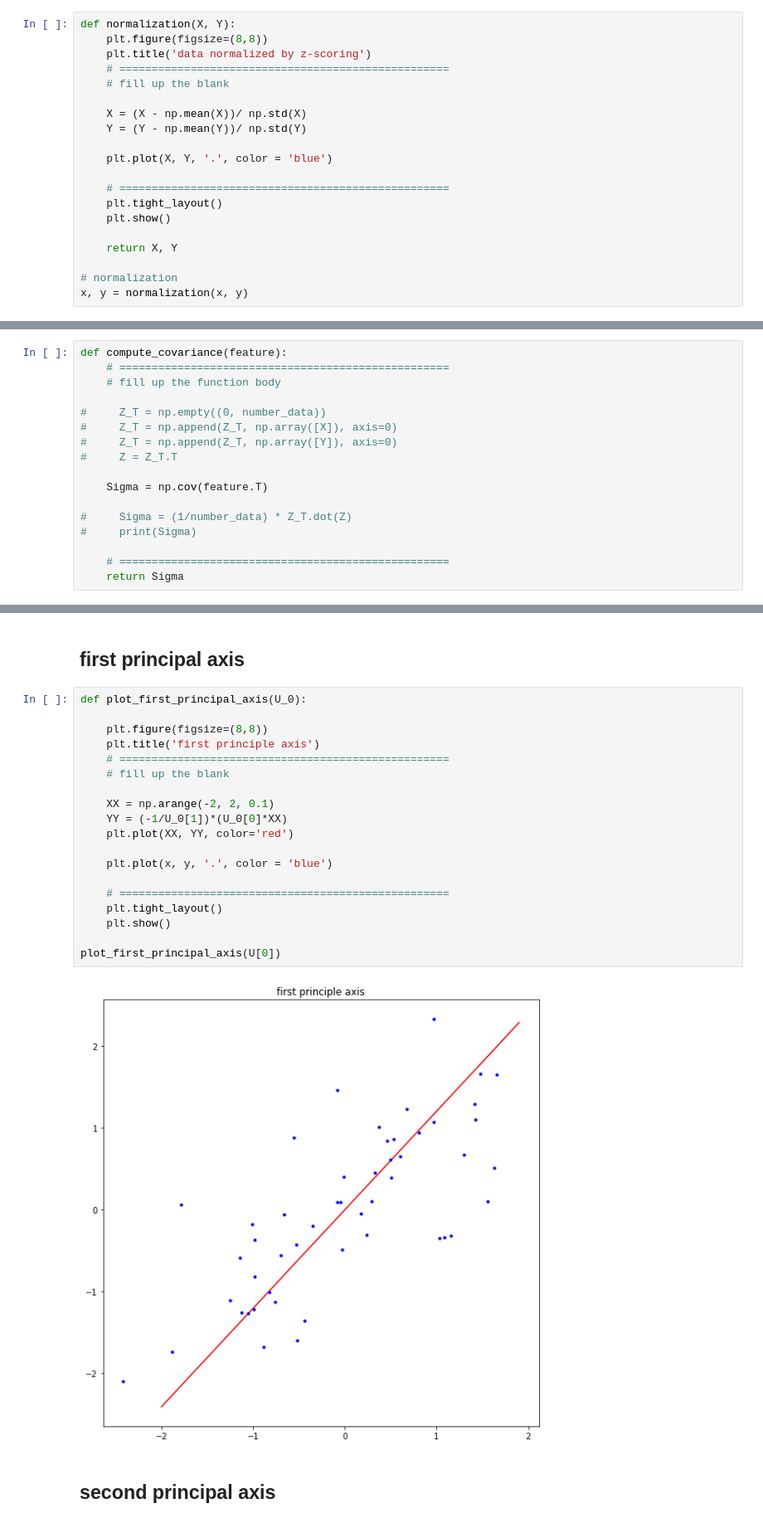
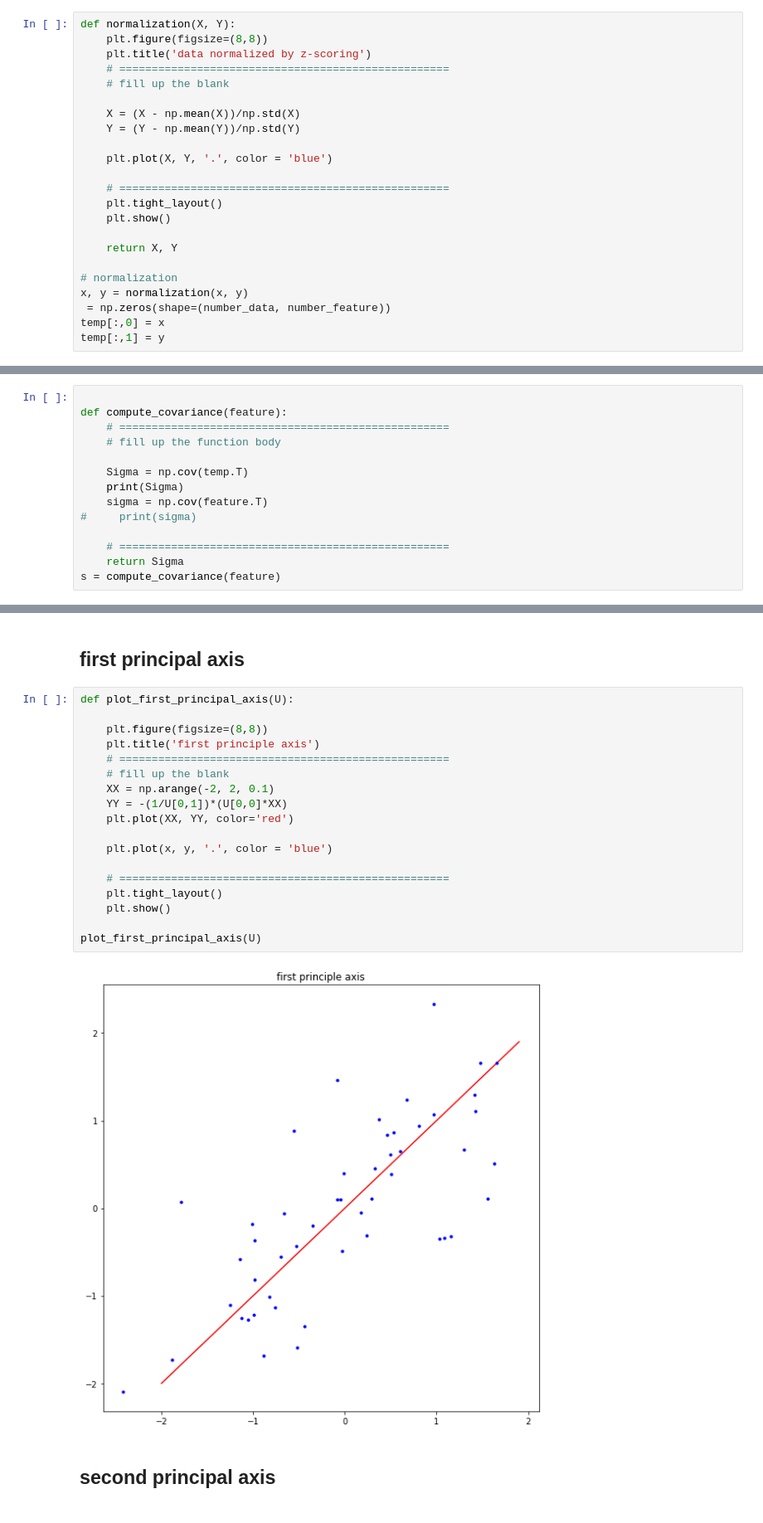
Before and after one commit to jjaen0823/assignment-machine-learning, a Jupyter notebook: hw12/assignment_12.ipynb, the cells around one changed output, grey strips where cells are left out. Shown at 83% size. Saved outputs shown, nothing was run; the diff lists cells and outputs as text.

```diff
--- a/hw12/assignment_12.ipynb
+++ b/hw12/assignment_12.ipynb
@@ -67,8 +67,8 @@ def normalization(X, Y):
     # ===================================================
     # fill up the blank
 
-    X = (X - np.mean(X))/ np.std(X)
-    Y = (Y - np.mean(Y))/ np.std(Y)
+    X = (X - np.mean(X))/np.std(X)
+    Y = (Y - np.mean(Y))/np.std(Y)
 
     plt.plot(X, Y, '.', color = 'blue')
 
@@ -80,24 +80,24 @@ def normalization(X, Y):
 
 # normalization
 x, y = normalization(x, y)
+ = np.zeros(shape=(number_data, number_feature))
+temp[:,0] = x
+temp[:,1] = y
 # %% [output]
 [figure]
 # %% [markdown]
 ## compute covariance matrix
-# %%
-def compute_covariance(feature):
-    # ===================================================
-    # fill up the function body
-
-#     Z_T = np.empty((0, number_data))
-#     Z_T = np.append(Z_T, np.array([X]), axis=0)
-#     Z_T = np.append(Z_T, np.array([Y]), axis=0)
-#     Z = Z_T.T
-
-    Sigma = np.cov(feature.T)
-
-#     Sigma = (1/number_data) * Z_T.dot(Z)
-#     print(Sigma)
-
-    # ===================================================
-    return Sigma
+# %%
+
+def compute_covariance(feature):
+    # ===================================================
+    # fill up the function body
+
+    Sigma = np.cov(temp.T)
+    print(Sigma)
+    sigma = np.cov(feature.T)
+#     print(sigma)
+
+    # ===================================================
+    return Sigma
+s = compute_covariance(feature)
@@ -150,26 +156,25 @@ plot_principal_directions(feature)
 # %% [markdown]
 ## first principal axis
 # %%
-def plot_first_principal_axis(U_0):
+def plot_first_principal_axis(U):
 
     plt.figure(figsize=(8,8))
     plt.title('first principle axis')
     # ===================================================
     # fill up the blank
-
     XX = np.arange(-2, 2, 0.1)
-    YY = (-1/U_0[1])*(U_0[0]*XX)
+    YY = -(1/U[0,1])*(U[0,0]*XX)
     plt.plot(XX, YY, color='red')
 
     plt.plot(x, y, '.', color = 'blue')
 
     # ===================================================
     plt.tight_layout()
     plt.show()
 
-plot_first_principal_axis(U[0])
+plot_first_principal_axis(U)
 # %% [output]
-[figure, old version]
+[figure, new version]
 # %% [markdown]
 ## second principal axis
 # %%
```
Also changed, not shown: parts of 8 cells of this notebook.
